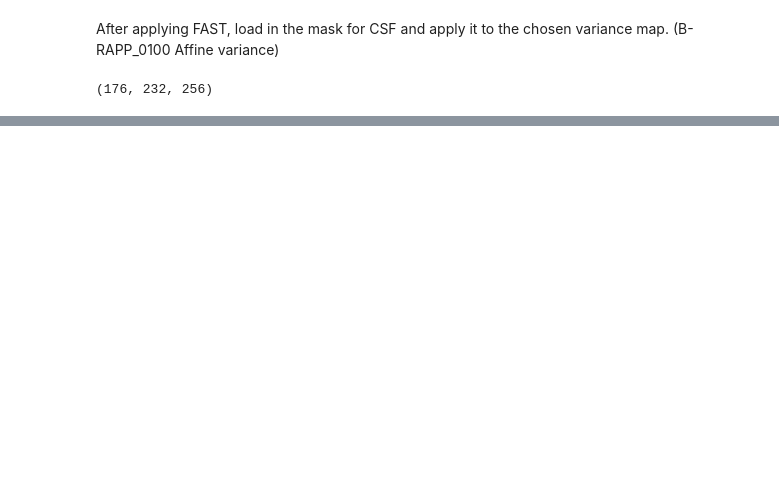
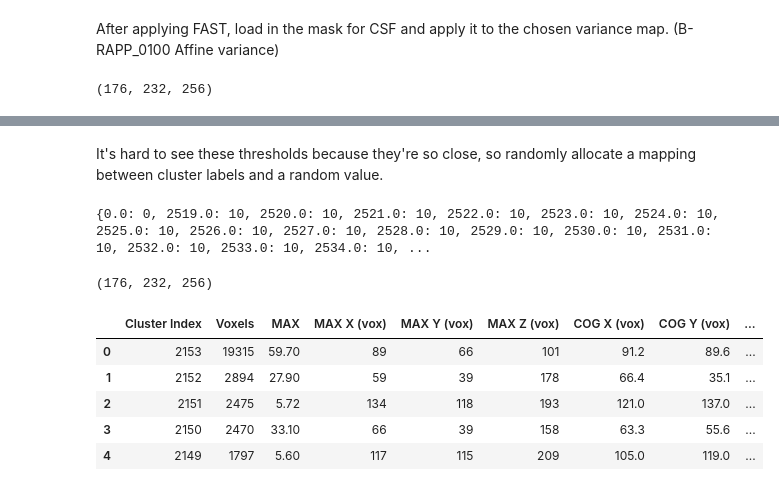
Before and after one commit to Ela-Kan/MRes_Project, a Jupyter notebook: Code/cluster_pipeline.ipynb, the cells around one changed output, grey strips where cells are left out. Drawn from its saved outputs; the diff is of its cells as text; code cells hidden in the pictures; blank space fills up the shorter version.

```diff
--- a/Code/cluster_pipeline.ipynb
+++ b/Code/cluster_pipeline.ipynb
@@ -38,0 +124,2 @@ nib.save(var_no_csf_nifti, out_file)
+# %% [markdown]
+It's hard to see these thresholds because they're so close, so randomly allocate a mapping between cluster labels and a random value.
@@ -38,0 +167,50 @@ nib.save(var_no_csf_nifti, out_file)
+# %%
+# visualise by cluster size
+
+unique_labels = np.unique(B_RAPP_0100_var_cluster_map_thresh)
+
+voxel_size = big_clusters['Voxels'].tolist()
+voxel_size.reverse()
+voxel_size.insert(0, 0) # for background
+
+# extract voxels from big clusters
+
+value_to_intensity = {original:vox_size for original, vox_size in zip(unique_labels, voxel_size)}
+print(value_to_intensity)
+
+# Map cluster labels to intensity values using the dictionary
+vox_mapped_image = np.vectorize(value_to_intensity.get, otypes=[int])(B_RAPP_0100_var_cluster_map_thresh)
+
+# save the map
+mapped_vox_size_var_no_csf_nifti =  nib.Nifti1Image(vox_mapped_image, affine=np.eye(4))
+out_file = '/home/ela/Documents/B-RAPIDD/B-RAP_0100/3D-FLAIR/z_score_maps/clusters/intrasubject/variance_affine_no_csf_thresholded_vox_size.nii.gz'
+nib.save(mapped_vox_size_var_no_csf_nifti, out_file)
+# %% [output]
+{0.0: 0, 2519.0: 10, 2520.0: 10, 2521.0: 10, 2522.0: 10, 2523.0: 10, 2524.0: 10, 2525.0: 10, 2526.0: 10, 2527.0: 10, 2528.0: 10, 2529.0: 10, 2530.0: 10, 2531.0: 10, 2532.0: 10, 2533.0: 10, 2534.0: 10, ...
+# %%
+# look at csf ARIA maps
+csf_mask = nib.load('/home/ela/Documents/B-RAPIDD/B-RAP_0100/3D-FLAIR/registered_T1/B-RAP_0100_01_E1_CSF_mask.nii.gz').get_fdata()
+variance_map = nib.load('/home/ela/Documents/B-RAPIDD/B-RAP_0100/3D-FLAIR/variance_maps/affine/intrasubnormalised_all_timepoints.nii.gz').get_fdata()
+out_file = '/home/ela/Documents/B-RAPIDD/B-RAP_0100/3D-FLAIR/variance_maps/affine/no_csf/intrasubnormalised_all_timepoints_csf_only.nii.gz'
+
+
+variance_map_only_csf = np.multiply(variance_map,csf_mask) # element-wise multiplication
+
+print(variance_map_only_csf.shape)
+
+# save the map
+var_only_csf_nifti =  nib.Nifti1Image(variance_map_only_csf, affine=np.eye(4))
+nib.save(var_only_csf_nifti, out_file)
+# %% [output]
+(176, 232, 256)
+# %%
+# load in the cluster information CSV
+B_RAPP_0100_var_cluster_info = pd.read_csv('/home/ela/Documents/B-RAPIDD/B-RAP_0100/3D-FLAIR/z_score_maps/clusters/intrasubject/variance_affine_csf_cluster_info.txt', delimiter='\t')
+B_RAPP_0100_var_cluster_info.head()
+# %% [output]
+|  | Cluster Index | Voxels | MAX | MAX X (vox) | MAX Y (vox) | MAX Z (vox) | COG X (vox) | COG Y (vox) | ... |
+| 0 | 2153 | 19315 | 59.70 | 89 | 66 | 101 | 91.2 | 89.6 | ... |
+| 1 | 2152 | 2894 | 27.90 | 59 | 39 | 178 | 66.4 | 35.1 | ... |
+| 2 | 2151 | 2475 | 5.72 | 134 | 118 | 193 | 121.0 | 137.0 | ... |
+| 3 | 2150 | 2470 | 33.10 | 66 | 39 | 158 | 63.3 | 55.6 | ... |
+| 4 | 2149 | 1797 | 5.60 | 117 | 115 | 209 | 105.0 | 119.0 | ... |
```
Also changed, not shown: parts of 11 cells of this notebook.
